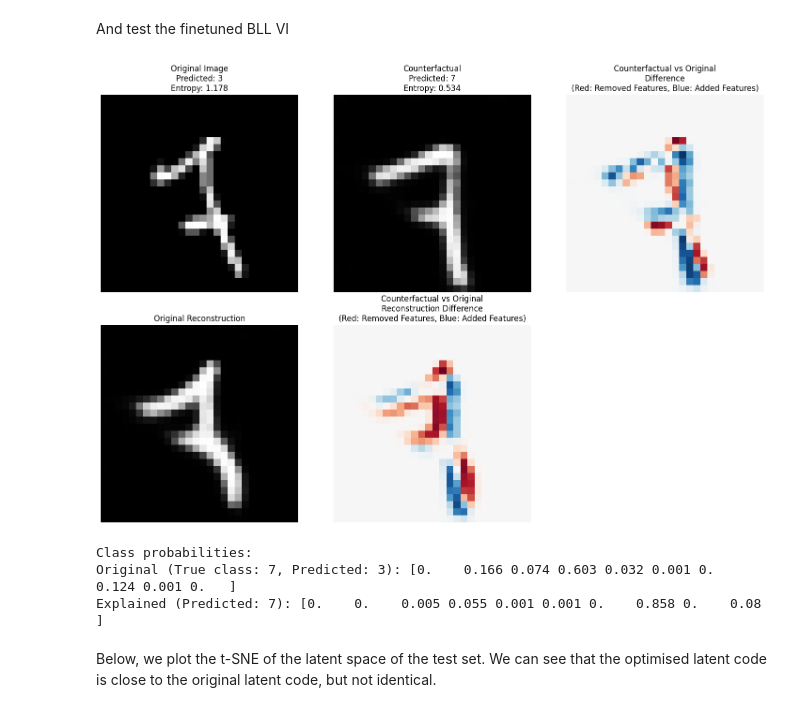
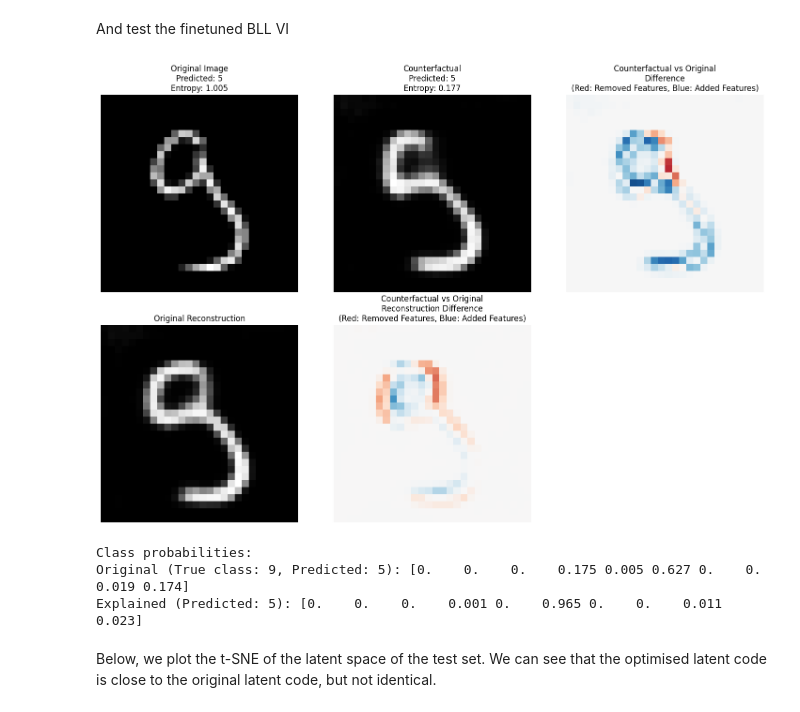
Before and after one commit to confinlay/Bayesian-CE, a Jupyter notebook: MyImplementation/testing_notebooks/test_clue_BLL_joint.ipynb, the cells around one changed output. Cells and saved outputs as stored; diff of their text form; code cells hidden in the pictures.

```diff
--- a/MyImplementation/testing_notebooks/test_clue_BLL_joint.ipynb
+++ b/MyImplementation/testing_notebooks/test_clue_BLL_joint.ipynb
@@ -164,12 +164,12 @@ eval_loader = torch.utils.data.DataLoader(testset, batch_size=64, shuffle=False,
 uncertainties = []
 indices = []
 
-bll_vi_finetuned.eval()
+bll.eval()
 with torch.no_grad():
     for i, (images, _) in enumerate(eval_loader):
         images = images.to(cfg.device)
         # Get predictions and uncertainties using BLL model
-        _, uncertainty_dict = bll_vi_finetuned.predict_with_uncertainty(images)
+        _, uncertainty_dict = bll.predict_with_uncertainty(images)
 
         # Store total uncertainties and indices
         uncertainties.extend(uncertainty_dict['total_entropy'].cpu().numpy())
@@ -240,7 +240,7 @@ Once the latent code is optimised, we pass it through the decoder to get a recon
 The first test is just with one image
 # %%
 # Get the most uncertain image and its latent representation
-most_uncertain_idx = sorted_data_indices[2]
+most_uncertain_idx = sorted_data_indices[4]
 uncertain_image, true_label = testset[most_uncertain_idx]
 uncertain_image = uncertain_image.to(cfg.device).unsqueeze(0)  # Add batch dimension
 
@@ -254,11 +254,11 @@ clue = new_CLUE.NewCLUE(
     classifier=bll,
     z0=z0,
     uncertainty_weight=1.0,
-    distance_weight=0.001,
+    distance_weight=0.05,
     lr=0.1,
     device=cfg.device,
     bayesian=True,
-    verbose=False
+    verbose=True
 )
 
 # Optimize to find explanation
@@ -542,7 +559,7 @@ Explained (Predicted: 7): [0.    0.003 0.013 0.071 0.003 0.005 0.    0.84  0.
 And test the finetuned BLL VI
 # %%
 # Get the most uncertain image and its latent representation
-most_uncertain_idx = sorted_data_indices[5]
+most_uncertain_idx = sorted_data_indices[4]
 uncertain_image, true_label = testset[most_uncertain_idx]  # Get both image and label
 uncertain_image = uncertain_image.to(cfg.device).unsqueeze(0)  # Add batch dimension
 
@@ -556,8 +573,8 @@ clue = new_CLUE.NewCLUE(
     classifier=bll_vi_finetuned,
     z0=z0,
     uncertainty_weight=1.0,
-    distance_weight=0.005,
-    lr=0.1,
+    distance_weight=0.05,
+    lr=0.01,
     device=cfg.device,
     bayesian=True,
     verbose=False
@@ -610,37 +627,37 @@ plt.axis('off')
 plt.subplot(232)
 plt.imshow(clue_recon[0,0].cpu().detach(), cmap='gray')
 plt.title(f'Counterfactual\nPredicted: {explained_pred}\nEntropy: {explained_entropy_recon[0]:.3f}')
 plt.axis('off')
 
 plt.subplot(233)
 diff = clue_recon[0,0].cpu().detach() - uncertain_image[0,0].cpu()
 plt.imshow(diff, cmap='RdBu', vmin=-1, vmax=1)  # Fixed scale -1 to 1
 plt.title('Counterfactual vs Original\nDifference\n(Red: Removed Features, Blue: Added Features)')
 plt.axis('off')
 
 plt.subplot(234)
 plt.imshow(original_recon[0,0].cpu().detach(), cmap='gray')
 plt.title('Original Reconstruction')
 plt.axis('off')
 
 plt.subplot(235)
 recon_diff = clue_recon[0,0].cpu().detach() - original_recon[0,0].cpu().detach()
 plt.imshow(recon_diff, cmap='RdBu', vmin=-1, vmax=1)  # Fixed scale -1 to 1
 plt.title('Counterfactual vs Original\nReconstruction Difference\n(Red: Removed Features, Blue: Added Features)')
 plt.axis('off')
 
 plt.tight_layout()
 plt.show()
 
 # Print probabilities
 print("\nClass probabilities:")
 print(f"Original (True class: {true_label}, Predicted: {original_pred}):", original_mean_probs_recon.cpu().numpy()[0].round(3))
 print(f"Explained (Predicted: {explained_pred}):", explained_mean_probs_recon.cpu().numpy()[0].round(3))
 # %% [output]
-[figure, old version]
+[figure, new version]
 Class probabilities:
-Original (True class: 7, Predicted: 3): [0.    0.166 0.074 0.603 0.032 0.001 0.    0.124 0.001 0.   ]
-Explained (Predicted: 7): [0.    0.    0.005 0.055 0.001 0.001 0.    0.858 0.    0.08 ]
+Original (True class: 9, Predicted: 5): [0.    0.    0.    0.175 0.005 0.627 0.    0.    0.019 0.174]
+Explained (Predicted: 5): [0.    0.    0.    0.001 0.    0.965 0.    0.    0.011 0.023]
 # %% [markdown]
 
 Below, we plot the t-SNE of the latent space of the test set. We can see that the optimised latent code is close to the original latent code, but not identical.
```
Also changed, not shown: parts of 2 cells of this notebook, 5 other files.
